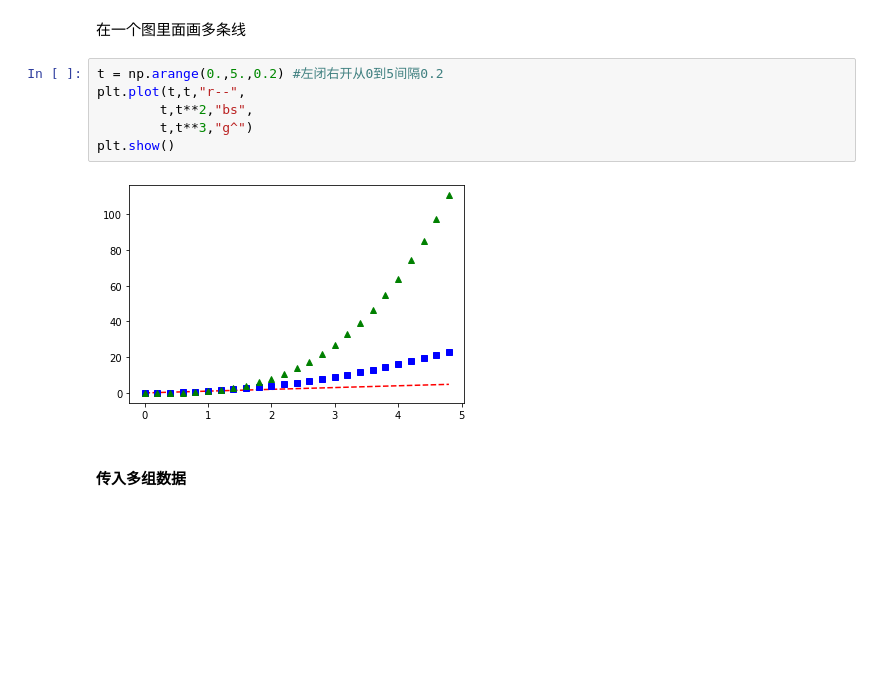
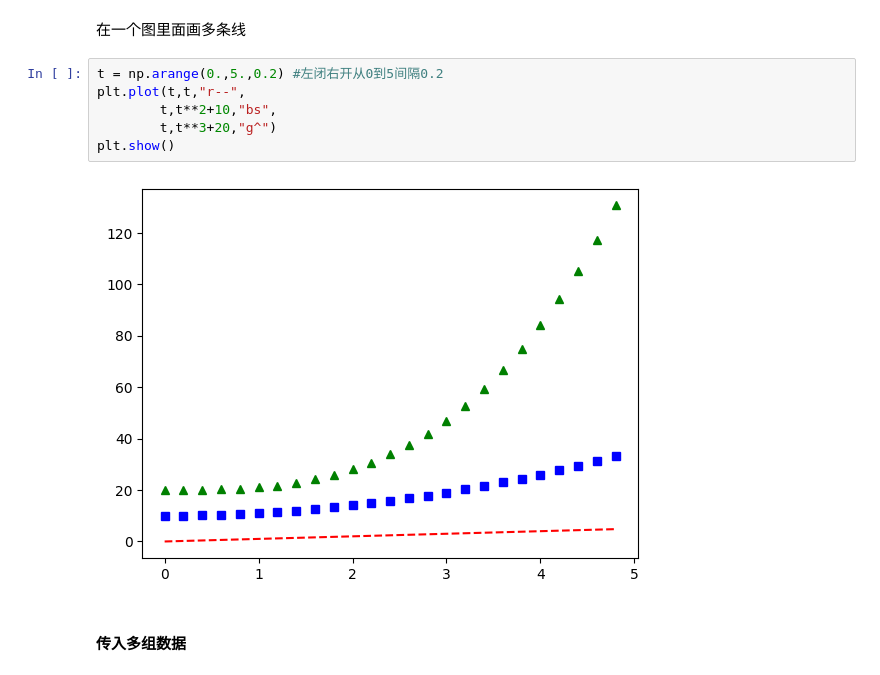
Before and after one commit to AEM001/Data-Analysis, a Jupyter notebook: 作业6/6.ipynb, the cells around one changed output. Drawn from its saved outputs; the diff is of its cells as text; blank space fills up the shorter version.

```diff
--- a/作业6/6.ipynb
+++ b/作业6/6.ipynb
@@ -130,11 +130,11 @@ plt.show()
 # %%
 t = np.arange(0.,5.,0.2) #左闭右开从0到5间隔0.2
 plt.plot(t,t,"r--",
-        t,t**2,"bs",
-        t,t**3,"g^")
+        t,t**2+10,"bs",
+        t,t**3+20,"g^")
 plt.show()
 # %% [output]
-[figure, old version]
+[figure, new version]
 # %% [markdown]
 #### 传入多组数据
 # %% [markdown]
```
Also changed, not shown: parts of 4 cells of this notebook.
